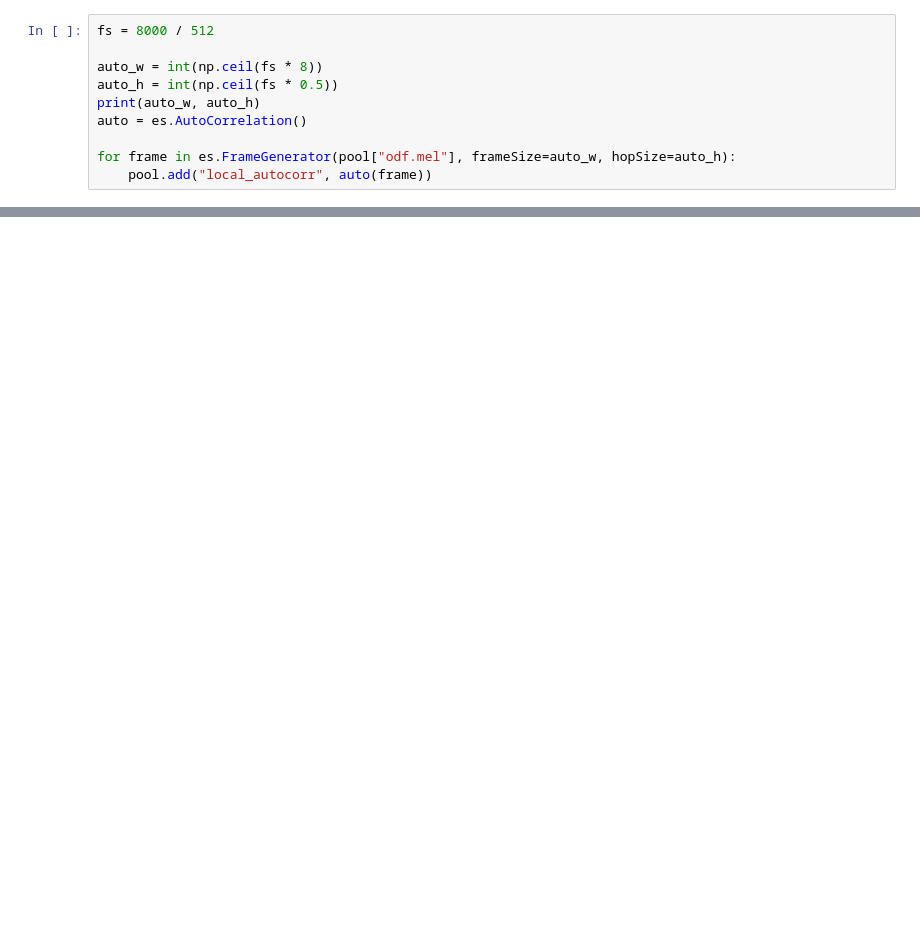
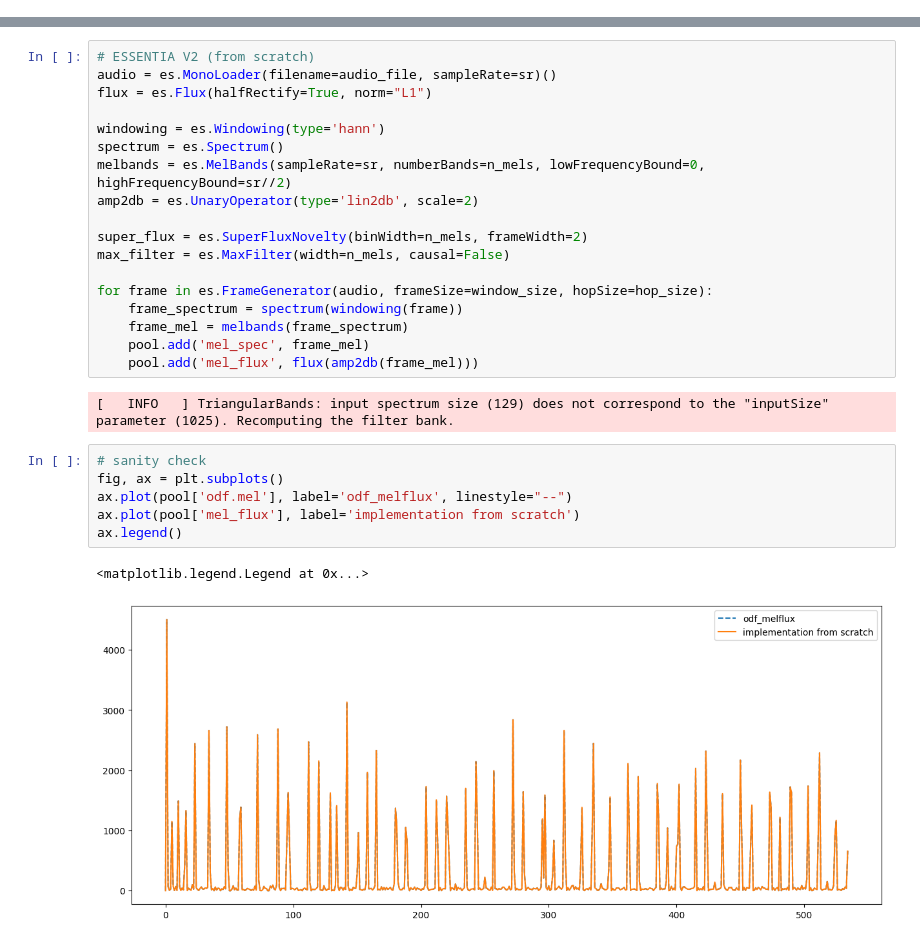
Before and after one commit to Masetto96/rhythmic-pattern-analysis, a Jupyter notebook: demo_notebooks/essentia_vs_librosa.ipynb, the cells around one changed output, grey strips where cells are left out. Saved outputs shown, nothing was run; the diff lists cells and outputs as text; blank space fills up the shorter version.

Commit message:
comparing essentia and librosa novelty func

```diff
--- a/demo_notebooks/essentia.ipynb
+++ b/demo_notebooks/essentia_vs_librosa.ipynb
@@ -64,10 +17,0 @@ RuntimeError: In OnsetDetection.compute: TriangularBands: the number of spectrum
-# %%
-fs = 8000 / 512
-
-auto_w = int(np.ceil(fs * 8))
-auto_h = int(np.ceil(fs * 0.5))
-print(auto_w, auto_h)
-auto = es.AutoCorrelation()
-
-for frame in es.FrameGenerator(pool["odf.mel"], frameSize=auto_w, hopSize=auto_h):
-    pool.add("local_autocorr", auto(frame))
@@ -119,0 +45,29 @@ ax.plot(np.mean(foo.T, axis=1))
+# %%
+# ESSENTIA V2 (from scratch)
+audio = es.MonoLoader(filename=audio_file, sampleRate=sr)()
+flux = es.Flux(halfRectify=True, norm="L1")
+
+windowing = es.Windowing(type='hann')
+spectrum = es.Spectrum()
+melbands = es.MelBands(sampleRate=sr, numberBands=n_mels, lowFrequencyBound=0, highFrequencyBound=sr//2)
+amp2db = es.UnaryOperator(type='lin2db', scale=2)
+
+super_flux = es.SuperFluxNovelty(binWidth=n_mels, frameWidth=2)
+max_filter = es.MaxFilter(width=n_mels, causal=False)
+
+for frame in es.FrameGenerator(audio, frameSize=window_size, hopSize=hop_size):
+    frame_spectrum = spectrum(windowing(frame))
+    frame_mel = melbands(frame_spectrum)
+    pool.add('mel_spec', frame_mel)
+    pool.add('mel_flux', flux(amp2db(frame_mel)))
+# %% [output]
+[   INFO   ] TriangularBands: input spectrum size (129) does not correspond to the "inputSize" parameter (1025). Recomputing the filter bank.
+# %%
+# sanity check
+fig, ax = plt.subplots()
+ax.plot(pool['odf.mel'], label='odf_melflux', linestyle="--")
+ax.plot(pool['mel_flux'], label='implementation from scratch')
+ax.legend()
+# %% [output]
+<matplotlib.legend.Legend at 0x...>
+[figure, added]
```
Also changed, not shown: parts of 8 cells of this notebook, 9 other files.
